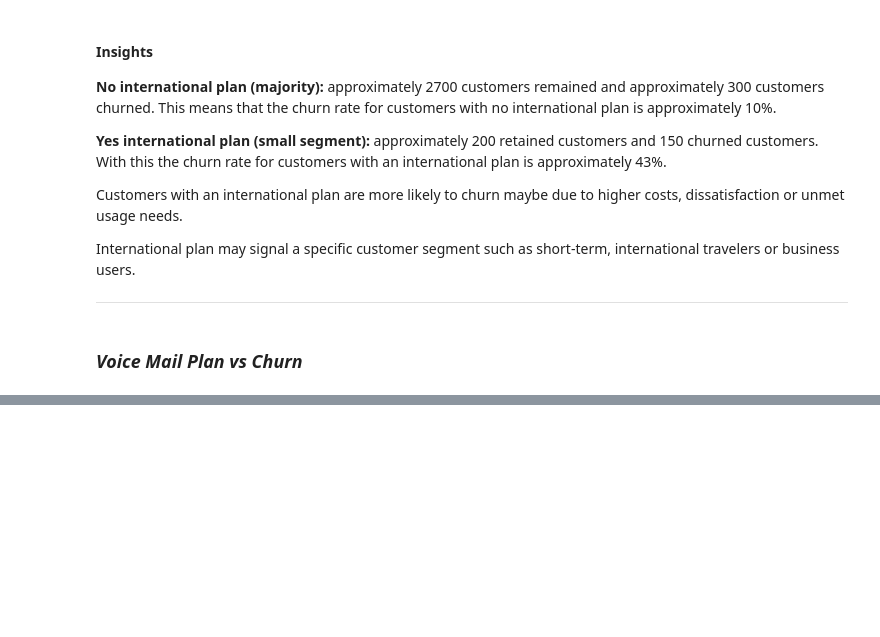
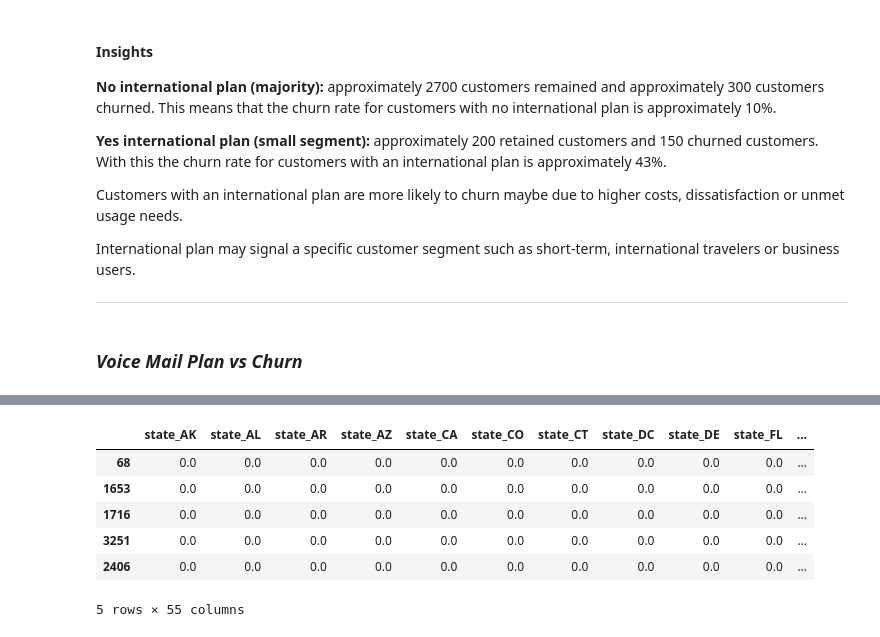
Before and after one commit to Kelvin-M02/customer-churn-prediction-phase3-project, a Jupyter notebook: notebooks/churn_analysis.ipynb, the cells around one changed output, grey strips where cells are left out. Drawn from its saved outputs; the diff is of its cells as text; code cells hidden in the pictures; blank space fills up the shorter version.

```diff
--- a/notebooks/churn_analysis.ipynb
+++ b/notebooks/churn_analysis.ipynb
@@ -344,0 +479,19 @@ Offering free/ discounted voicemail plan could increase adoption.
+# %%
+# Transform the testing set using the same encoder fitted on the training set
+X_test_categorical = X_test[categorical_cols].copy()
+
+X_test_ohe = pd.DataFrame(
+    ohe.transform(X_test_categorical),
+    index = X_test_categorical.index,
+    columns = ohe.get_feature_names(categorical_cols)
+)
+
+X_test_ohe.head()
+# %% [output]
+|  | state_AK | state_AL | state_AR | state_AZ | state_CA | state_CO | state_CT | state_DC | state_DE | state_FL | ... |
+| 68 | 0.0 | 0.0 | 0.0 | 0.0 | 0.0 | 0.0 | 0.0 | 0.0 | 0.0 | 0.0 | ... |
+| 1653 | 0.0 | 0.0 | 0.0 | 0.0 | 0.0 | 0.0 | 0.0 | 0.0 | 0.0 | 0.0 | ... |
+| 1716 | 0.0 | 0.0 | 0.0 | 0.0 | 0.0 | 0.0 | 0.0 | 0.0 | 0.0 | 0.0 | ... |
+| 3251 | 0.0 | 0.0 | 0.0 | 0.0 | 0.0 | 0.0 | 0.0 | 0.0 | 0.0 | 0.0 | ... |
+| 2406 | 0.0 | 0.0 | 0.0 | 0.0 | 0.0 | 0.0 | 0.0 | 0.0 | 0.0 | 0.0 | ... |
+5 rows × 55 columns
```
Also changed, not shown: parts of 26 cells of this notebook.
